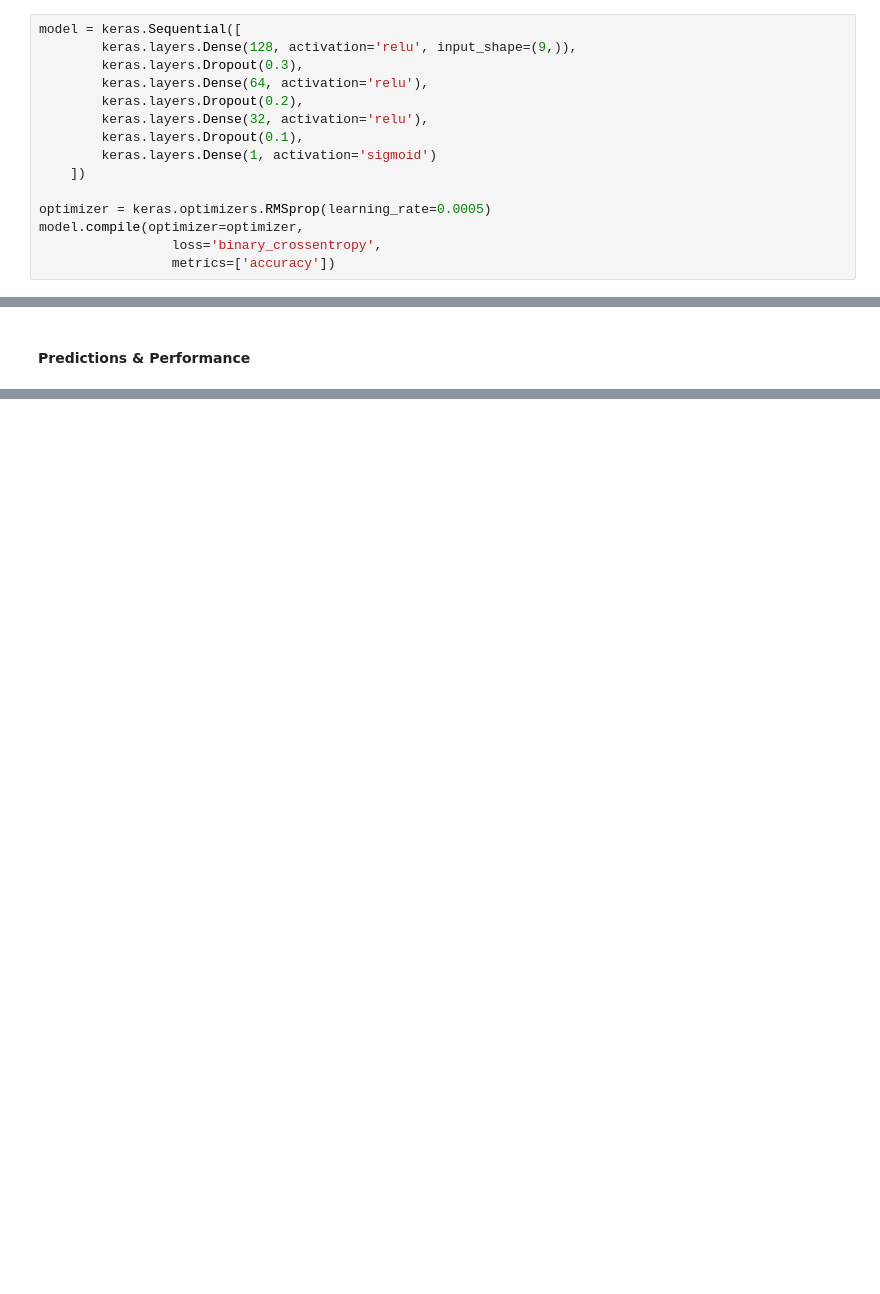
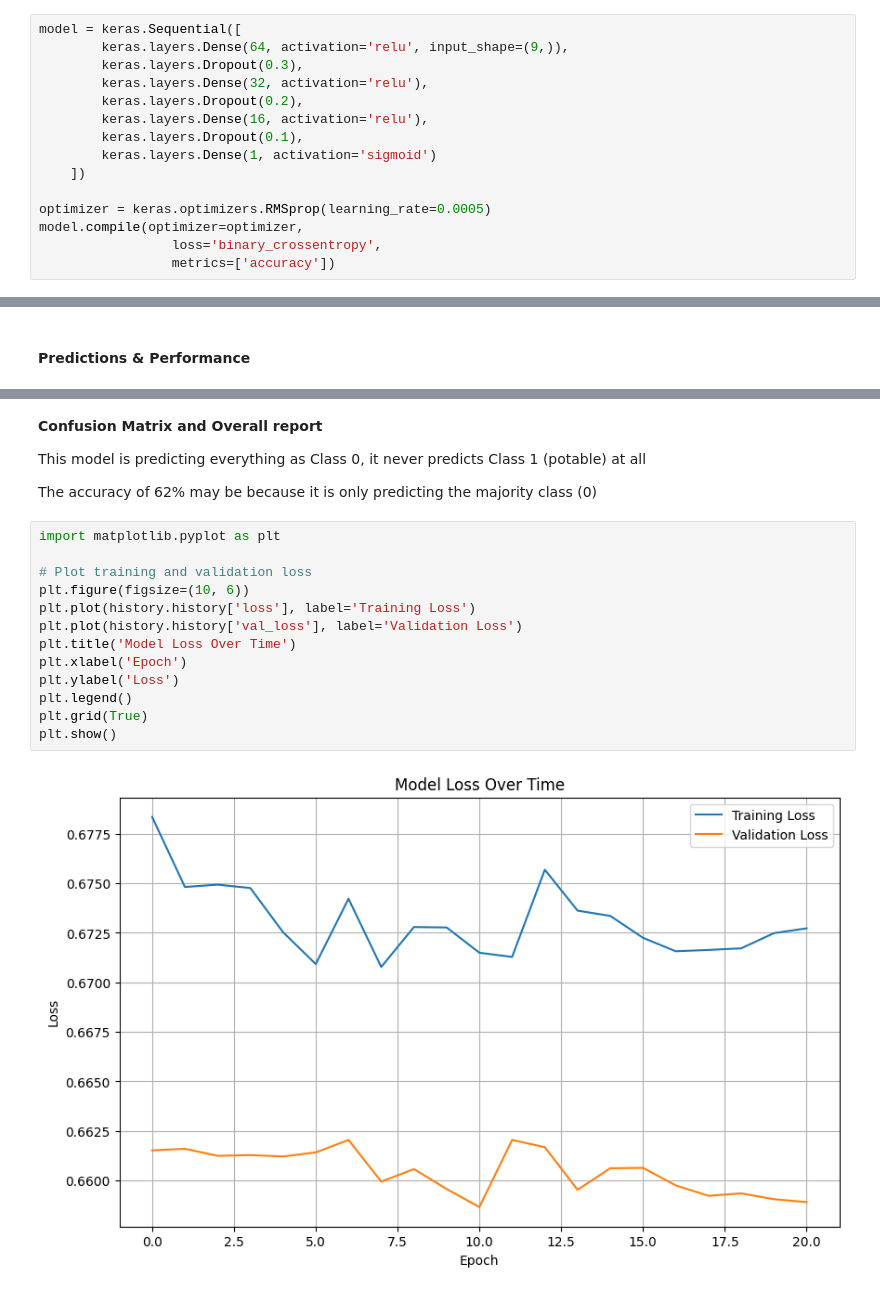
Before and after one commit to lindahnyambura/Water_Quality_Model_Peer-9, a Jupyter notebook: Lindah-Nyambura.ipynb, the cells around one changed output, grey strips where cells are left out. Drawn from its saved outputs; the diff is of its cells as text; blank space fills up the shorter version.

```diff
--- a/Lindah-Nyambura.ipynb
+++ b/Lindah-Nyambura.ipynb
@@ -62,11 +62,11 @@ It is using **RMSprop** with a **learning rate of 0.0005**
 - For loss & metrics; **binary crossentropy** as the loss function, and **accuracy** as the evaluation metric
 # %%
 model = keras.Sequential([
-        keras.layers.Dense(128, activation='relu', input_shape=(9,)),
+        keras.layers.Dense(64, activation='relu', input_shape=(9,)),
         keras.layers.Dropout(0.3),
-        keras.layers.Dense(64, activation='relu'),
+        keras.layers.Dense(32, activation='relu'),
         keras.layers.Dropout(0.2),
-        keras.layers.Dense(32, activation='relu'),
+        keras.layers.Dense(16, activation='relu'),
         keras.layers.Dropout(0.1),
         keras.layers.Dense(1, activation='sigmoid')
     ])
@@ -110,0 +131,21 @@ Epoch 93/100
+# %% [markdown]
+**Confusion Matrix and Overall report**
+
+This model is predicting everything as Class 0, it never predicts Class 1 (potable) at all
+
+The accuracy of 62% may be because it is only predicting the majority class (0)
+# %%
+import matplotlib.pyplot as plt
+
+# Plot training and validation loss
+plt.figure(figsize=(10, 6))
+plt.plot(history.history['loss'], label='Training Loss')
+plt.plot(history.history['val_loss'], label='Validation Loss')
+plt.title('Model Loss Over Time')
+plt.xlabel('Epoch')
+plt.ylabel('Loss')
+plt.legend()
+plt.grid(True)
+plt.show()
+# %% [output]
+[figure, added]
```
Also changed, not shown: parts of 17 cells of this notebook.
